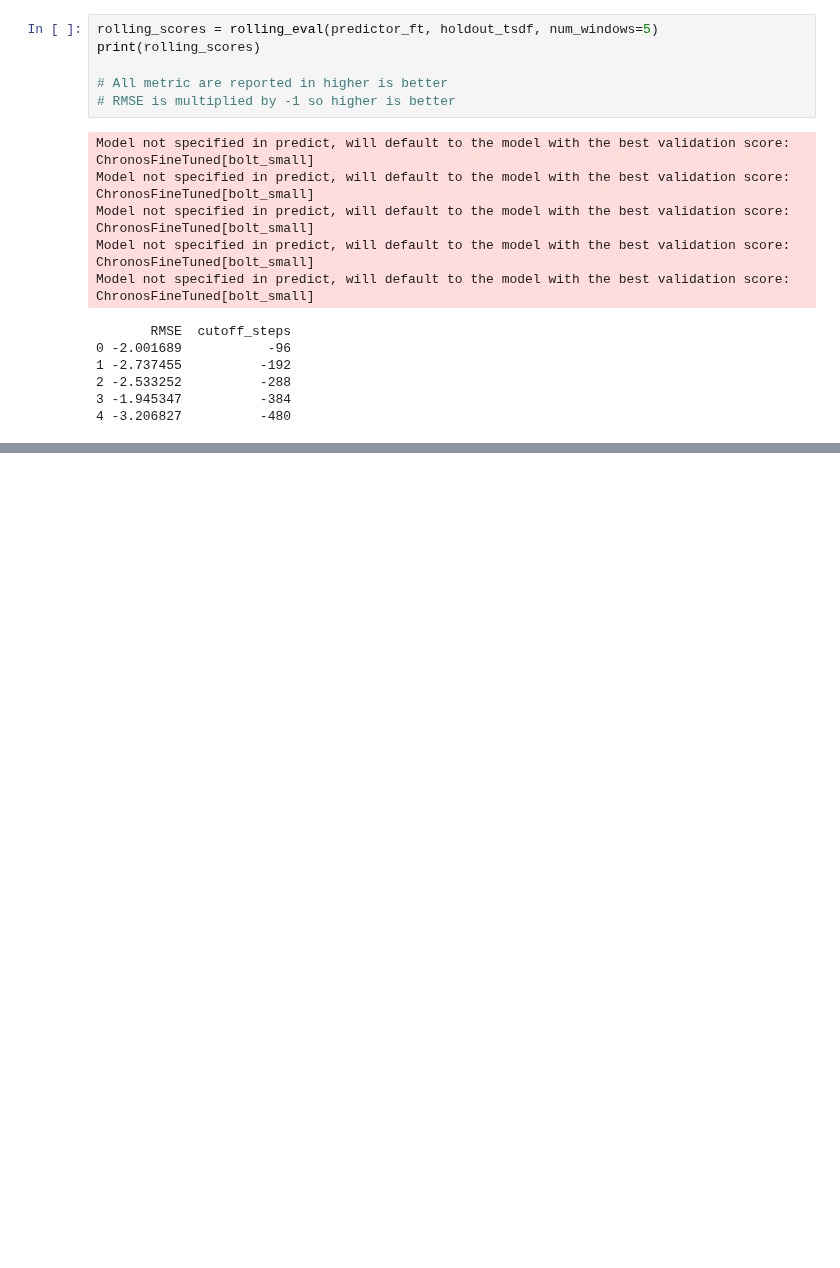
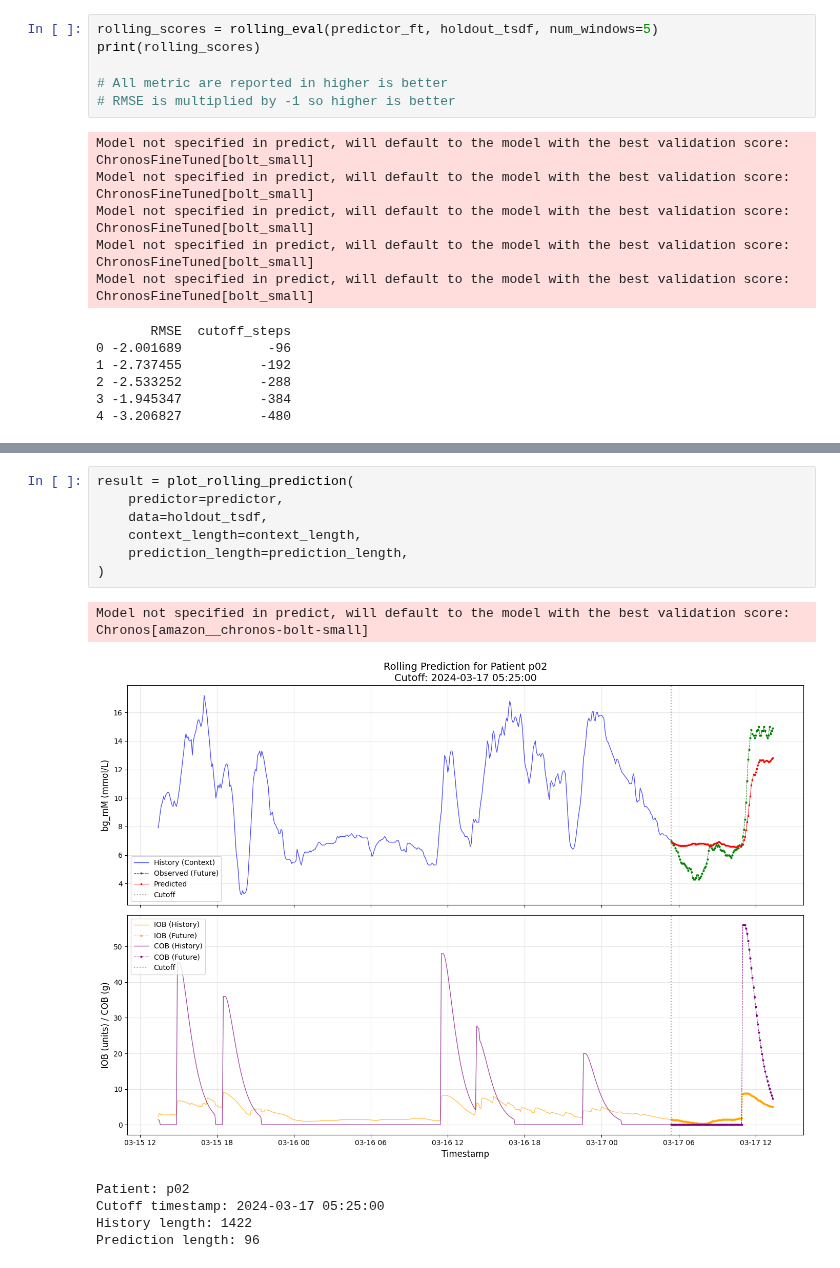
Before and after one commit to Blood-Glucose-Control/nocturnal-hypo-gly-prob-forecast, a Jupyter notebook: scripts/notebooks/4.10-tc-amazon-chronos_forecasting.ipynb, the cells around one changed output, grey strips where cells are left out. Drawn from its saved outputs; the diff is of its cells as text; blank space fills up the shorter version.

Commit message:
add plot

```diff
--- a/scripts/notebooks/4.10-tc-amazon-chronos_forecasting.ipynb
+++ b/scripts/notebooks/4.10-tc-amazon-chronos_forecasting.ipynb
@@ -365,0 +649,14 @@ Model not specified in predict, will default to the model with the best validati
+# %%
+result = plot_rolling_prediction(
+    predictor=predictor,
+    data=holdout_tsdf,
+    context_length=context_length,
+    prediction_length=prediction_length,
+)
+# %% [output]
+Model not specified in predict, will default to the model with the best validation score: Chronos[amazon__chronos-bolt-small]
+[figure, added]
+Patient: p02
+Cutoff timestamp: 2024-03-17 05:25:00
+History length: 1422
+Prediction length: 96
```
Also changed, not shown: parts of 8 cells of this notebook.
